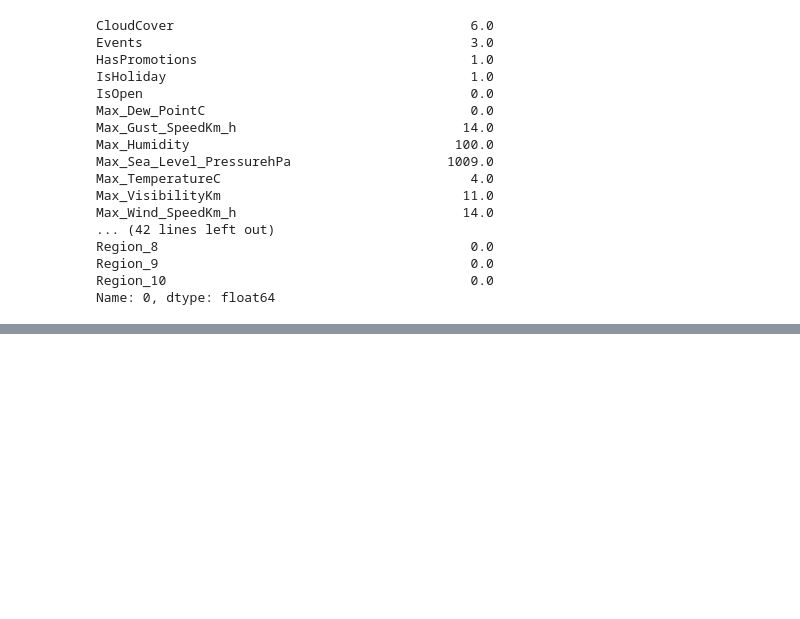
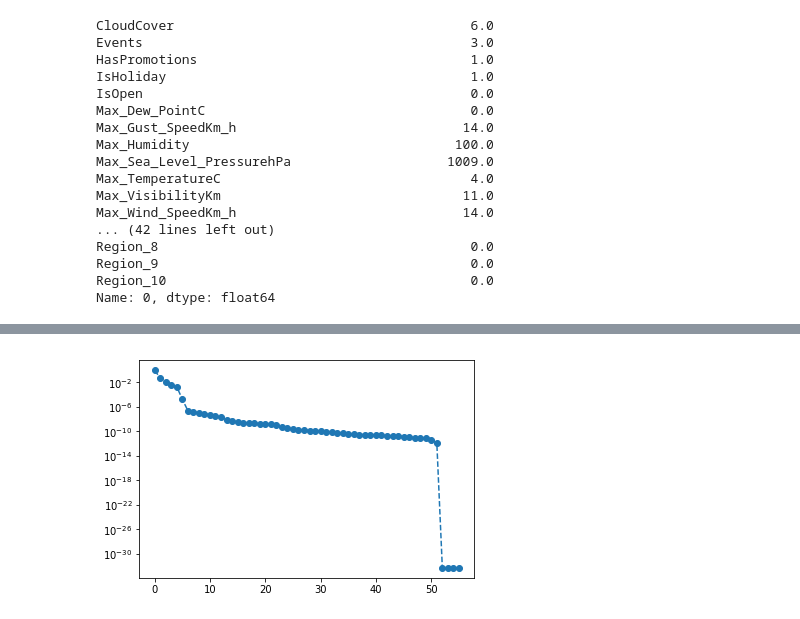
Before and after one commit to NGervasoni/DMTM-bip-challenge, a Jupyter notebook: Preprocessing.ipynb, the cells around one changed output, grey strips where cells are left out. Cells and saved outputs as stored; diff of their text form; code cells hidden in the pictures; blank space fills up the shorter version.

```diff
--- a/Preprocessing.ipynb
+++ b/Preprocessing.ipynb
@@ -356,0 +359,10 @@ X_selected_features_forest.shape
+# %%
+from sklearn.decomposition import PCA
+%matplotlib inline
+
+full_pca_model = PCA()
+full_fitted_model = full_pca_model.fit(X)
+# %%
+plt.semilogy(full_fitted_model.explained_variance_ratio_, '--o');
+# %% [output]
+[figure, added]
```
Also changed, not shown: parts of 21 cells of this notebook.
